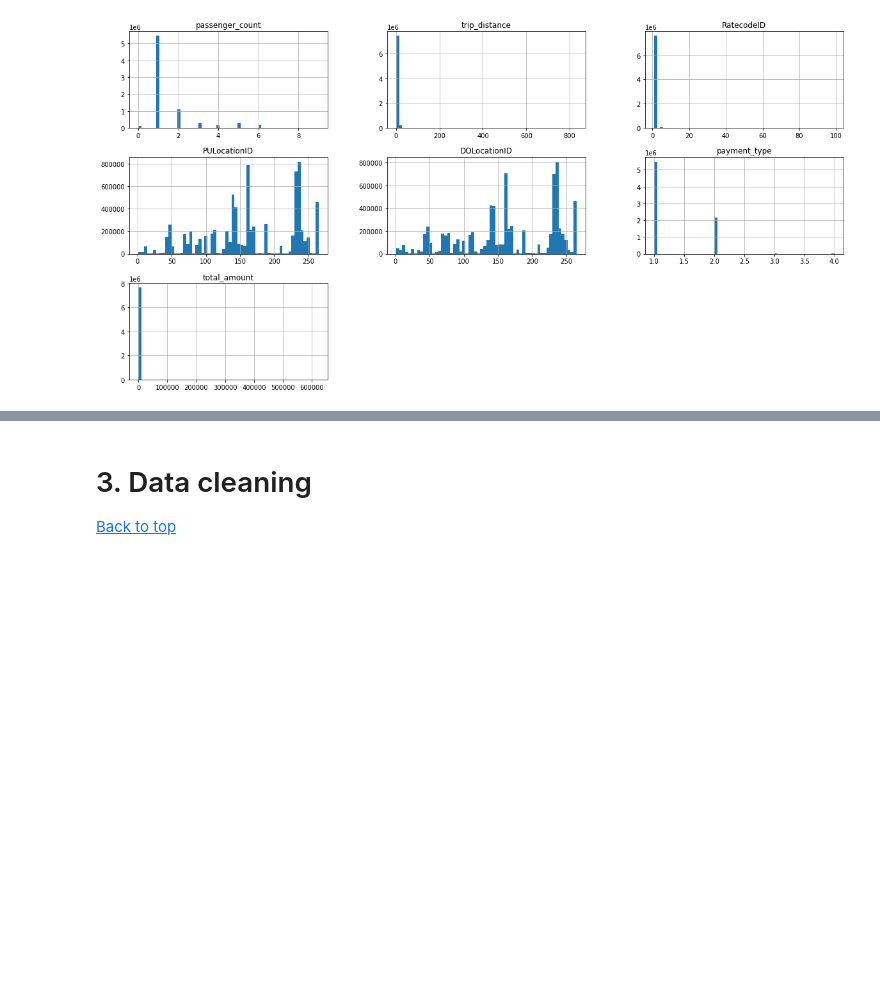
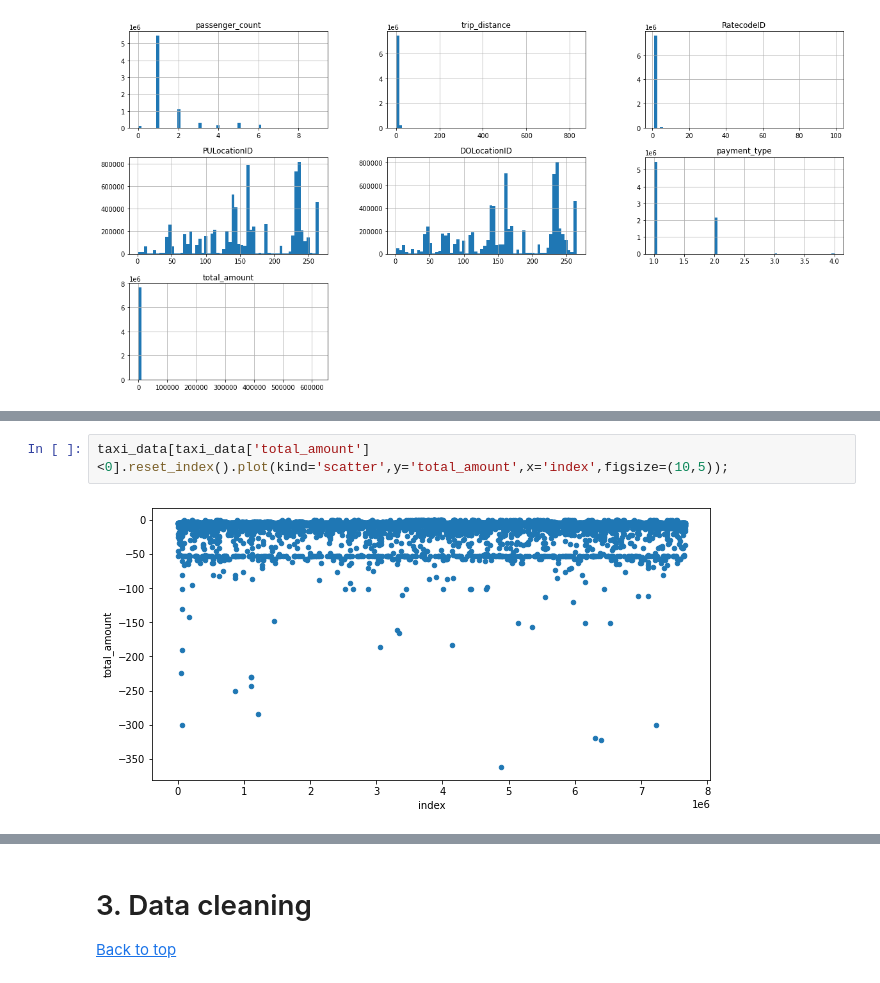
Before and after one commit to soqquadro/nyc-taxi-analysis, a Jupyter notebook: main_notebook.ipynb, the cells around one changed output, grey strips where cells are left out. Cells and saved outputs as stored; diff of their text form; blank space fills up the shorter version.

```diff
--- a/main_notebook.ipynb
+++ b/main_notebook.ipynb
@@ -97,0 +146,4 @@ numpy_linalg_lapack_lite:
+# %%
+taxi_data[taxi_data['total_amount']<0].reset_index().plot(kind='scatter',y='total_amount',x='index',figsize=(10,5));
+# %% [output]
+[figure, added]
```
Also changed, not shown: parts of 66 cells of this notebook.
